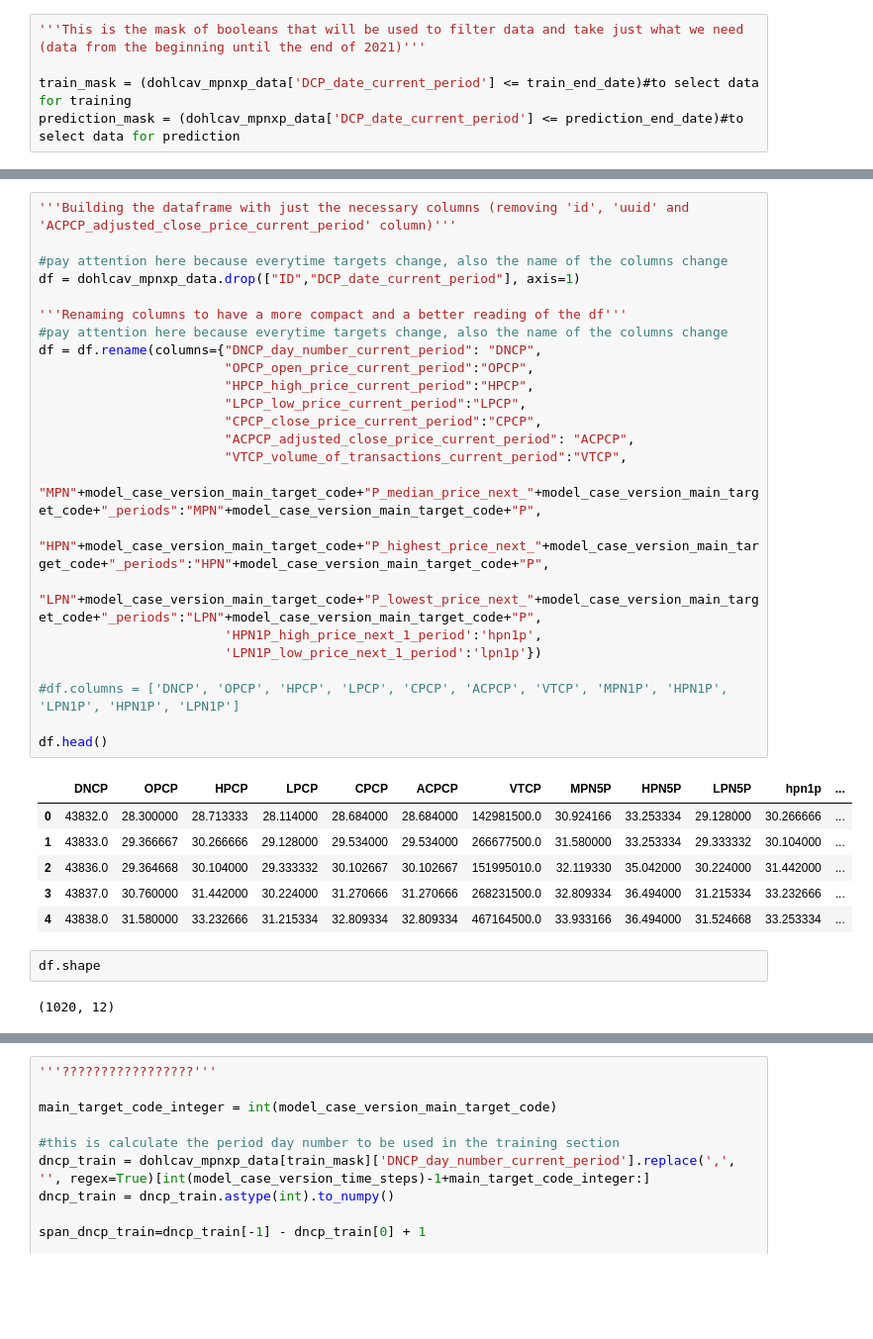
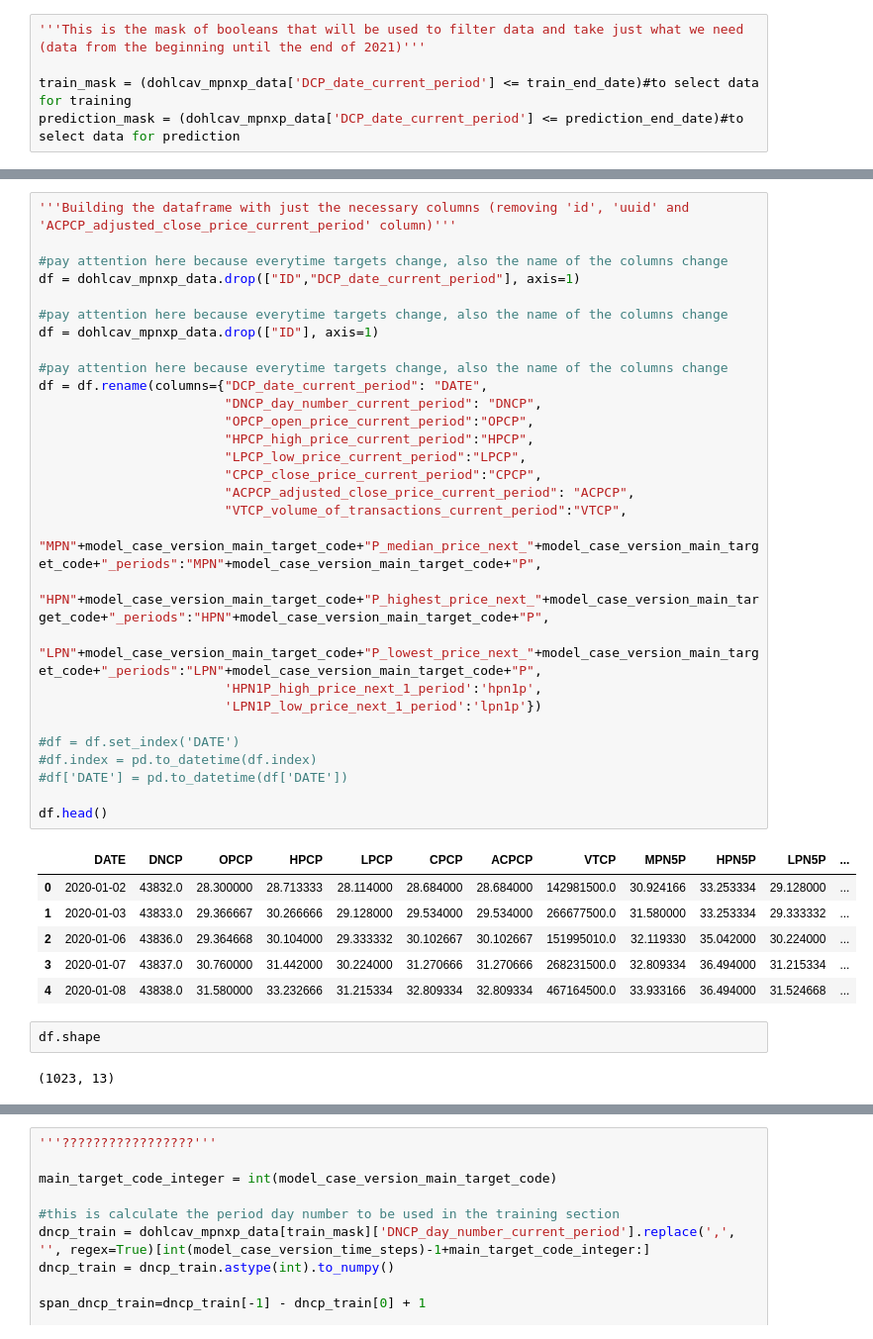
Before and after one commit to Abbass19/LTM_Bot_Clean, a Jupyter notebook: LMB_FIKRI/LMB_0_02_playground.ipynb, the cells around one changed output, grey strips where cells are left out. Shown: that part at 99% size. Cells and saved outputs as stored; diff of their text form; blank space fills up the shorter version.

Commit message:
data extractor

```diff
--- a/LMB_FIKRI/LMB_0_02_playground.ipynb
+++ b/LMB_FIKRI/LMB_0_02_playground.ipynb
@@ -513,38 +509,43 @@ Name: DCP_date_current_period, Length: 1011, dtype: object
 # %%
 '''Building the dataframe with just the necessary columns (removing 'id', 'uuid' and 'ACPCP_adjusted_close_price_current_period' column)'''
 
 #pay attention here because everytime targets change, also the name of the columns change
 df = dohlcav_mpnxp_data.drop(["ID","DCP_date_current_period"], axis=1)
 
-'''Renaming columns to have a more compact and a better reading of the df'''
 #pay attention here because everytime targets change, also the name of the columns change
-df = df.rename(columns={"DNCP_day_number_current_period": "DNCP",
+df = dohlcav_mpnxp_data.drop(["ID"], axis=1)
+
+#pay attention here because everytime targets change, also the name of the columns change
+df = df.rename(columns={"DCP_date_current_period": "DATE",
+                        "DNCP_day_number_current_period": "DNCP",
                         "OPCP_open_price_current_period":"OPCP",
                         "HPCP_high_price_current_period":"HPCP",
                         "LPCP_low_price_current_period":"LPCP",
                         "CPCP_close_price_current_period":"CPCP",
                         "ACPCP_adjusted_close_price_current_period": "ACPCP",
                         "VTCP_volume_of_transactions_current_period":"VTCP",
                         "MPN"+model_case_version_main_target_code+"P_median_price_next_"+model_case_version_main_target_code+"_periods":"MPN"+model_case_version_main_target_code+"P",
                         "HPN"+model_case_version_main_target_code+"P_highest_price_next_"+model_case_version_main_target_code+"_periods":"HPN"+model_case_version_main_target_code+"P",
                         "LPN"+model_case_version_main_target_code+"P_lowest_price_next_"+model_case_version_main_target_code+"_periods":"LPN"+model_case_version_main_target_code+"P",
                         'HPN1P_high_price_next_1_period':'hpn1p',
                         'LPN1P_low_price_next_1_period':'lpn1p'})
 
-#df.columns = ['DNCP', 'OPCP', 'HPCP', 'LPCP', 'CPCP', 'ACPCP', 'VTCP', 'MPN1P', 'HPN1P', 'LPN1P', 'HPN1P', 'LPN1P']
+#df = df.set_index('DATE')
+#df.index = pd.to_datetime(df.index)
+#df['DATE'] = pd.to_datetime(df['DATE'])
 
 df.head()
 # %% [output]
-|  | DNCP | OPCP | HPCP | LPCP | CPCP | ACPCP | VTCP | MPN5P | HPN5P | LPN5P | hpn1p | ... |
-| 0 | 43832.0 | 28.300000 | 28.713333 | 28.114000 | 28.684000 | 28.684000 | 142981500.0 | 30.924166 | 33.253334 | 29.128000 | 30.266666 | ... |
-| 1 | 43833.0 | 29.366667 | 30.266666 | 29.128000 | 29.534000 | 29.534000 | 266677500.0 | 31.580000 | 33.253334 | 29.333332 | 30.104000 | ... |
-| 2 | 43836.0 | 29.364668 | 30.104000 | 29.333332 | 30.102667 | 30.102667 | 151995010.0 | 32.119330 | 35.042000 | 30.224000 | 31.442000 | ... |
-| 3 | 43837.0 | 30.760000 | 31.442000 | 30.224000 | 31.270666 | 31.270666 | 268231500.0 | 32.809334 | 36.494000 | 31.215334 | 33.232666 | ... |
-| 4 | 43838.0 | 31.580000 | 33.232666 | 31.215334 | 32.809334 | 32.809334 | 467164500.0 | 33.933166 | 36.494000 | 31.524668 | 33.253334 | ... |
+|  | DATE | DNCP | OPCP | HPCP | LPCP | CPCP | ACPCP | VTCP | MPN5P | HPN5P | LPN5P | ... |
+| 0 | 2020-01-02 | 43832.0 | 28.300000 | 28.713333 | 28.114000 | 28.684000 | 28.684000 | 142981500.0 | 30.924166 | 33.253334 | 29.128000 | ... |
+| 1 | 2020-01-03 | 43833.0 | 29.366667 | 30.266666 | 29.128000 | 29.534000 | 29.534000 | 266677500.0 | 31.580000 | 33.253334 | 29.333332 | ... |
+| 2 | 2020-01-06 | 43836.0 | 29.364668 | 30.104000 | 29.333332 | 30.102667 | 30.102667 | 151995010.0 | 32.119330 | 35.042000 | 30.224000 | ... |
+| 3 | 2020-01-07 | 43837.0 | 30.760000 | 31.442000 | 30.224000 | 31.270666 | 31.270666 | 268231500.0 | 32.809334 | 36.494000 | 31.215334 | ... |
+| 4 | 2020-01-08 | 43838.0 | 31.580000 | 33.232666 | 31.215334 | 32.809334 | 32.809334 | 467164500.0 | 33.933166 | 36.494000 | 31.524668 | ... |
 # %%
 df.shape
 # %% [output]
-(1020, 12)
+(1023, 13)
 # %%
 pd.set_option('display.max_columns',None)
 
```
Also changed, not shown: parts of 27 cells of this notebook, 6 other files.
